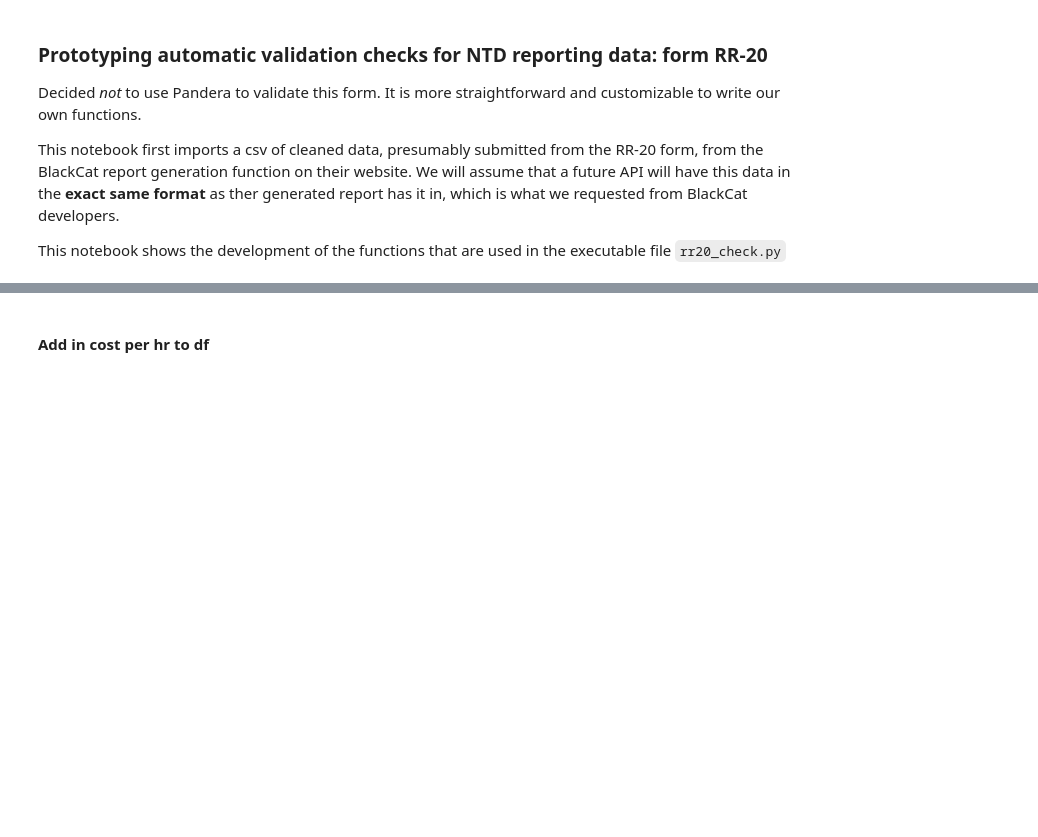
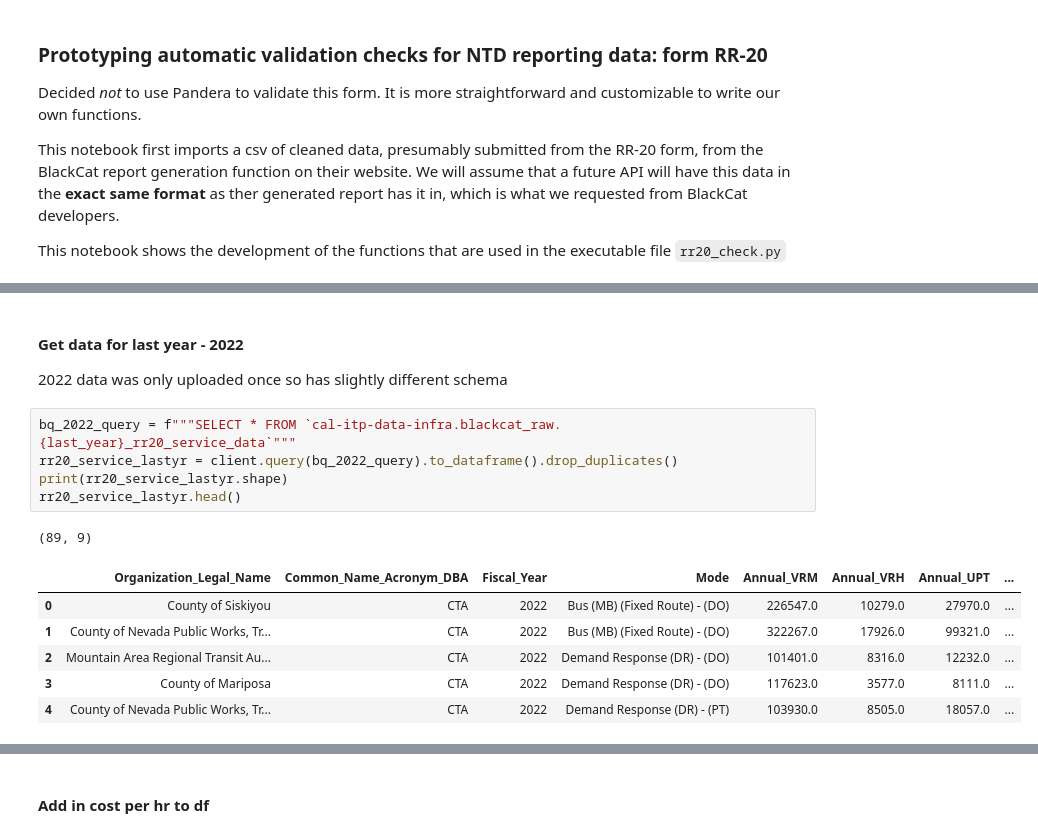
Before and after one commit to cal-itp/ntd-modernization, a Jupyter notebook: validation_tool/notebooks/3_rr20_service_validation_development.ipynb, the cells around one changed output, grey strips where cells are left out. Cells and saved outputs as stored; diff of their text form; blank space fills up the shorter version.

```diff
--- a/validation_tool/notebooks/3_rr20_service_validation_development.ipynb
+++ b/validation_tool/notebooks/3_rr20_service_validation_development.ipynb
@@ -84,0 +148,16 @@ data.head(20)
+# %% [markdown]
+#### Get data for last year - 2022
+ 2022 data was only uploaded once so has slightly different schema
+# %%
+bq_2022_query = f"""SELECT * FROM `cal-itp-data-infra.blackcat_raw.{last_year}_rr20_service_data`"""
+rr20_service_lastyr = client.query(bq_2022_query).to_dataframe().drop_duplicates()
+print(rr20_service_lastyr.shape)
+rr20_service_lastyr.head()
+# %% [output]
+(89, 9)
+|  | Organization_Legal_Name | Common_Name_Acronym_DBA | Fiscal_Year | Mode | Annual_VRM | Annual_VRH | Annual_UPT | ... |
+| 0 | County of Siskiyou | CTA | 2022 | Bus (MB) (Fixed Route) - (DO) | 226547.0 | 10279.0 | 27970.0 | ... |
+| 1 | County of Nevada Public Works, Tr... | CTA | 2022 | Bus (MB) (Fixed Route) - (DO) | 322267.0 | 17926.0 | 99321.0 | ... |
+| 2 | Mountain Area Regional Transit Au... | CTA | 2022 | Demand Response (DR) - (DO) | 101401.0 | 8316.0 | 12232.0 | ... |
+| 3 | County of Mariposa | CTA | 2022 | Demand Response (DR) - (DO) | 117623.0 | 3577.0 | 8111.0 | ... |
+| 4 | County of Nevada Public Works, Tr... | CTA | 2022 | Demand Response (DR) - (PT) | 103930.0 | 8505.0 | 18057.0 | ... |
```
Also changed, not shown: parts of 23 cells of this notebook, 5 other files.
